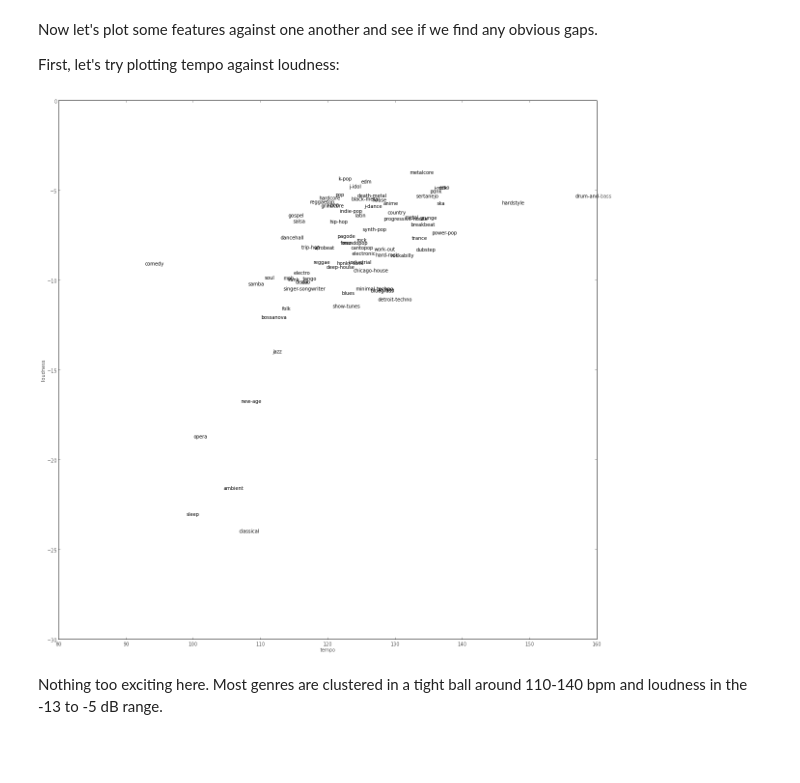
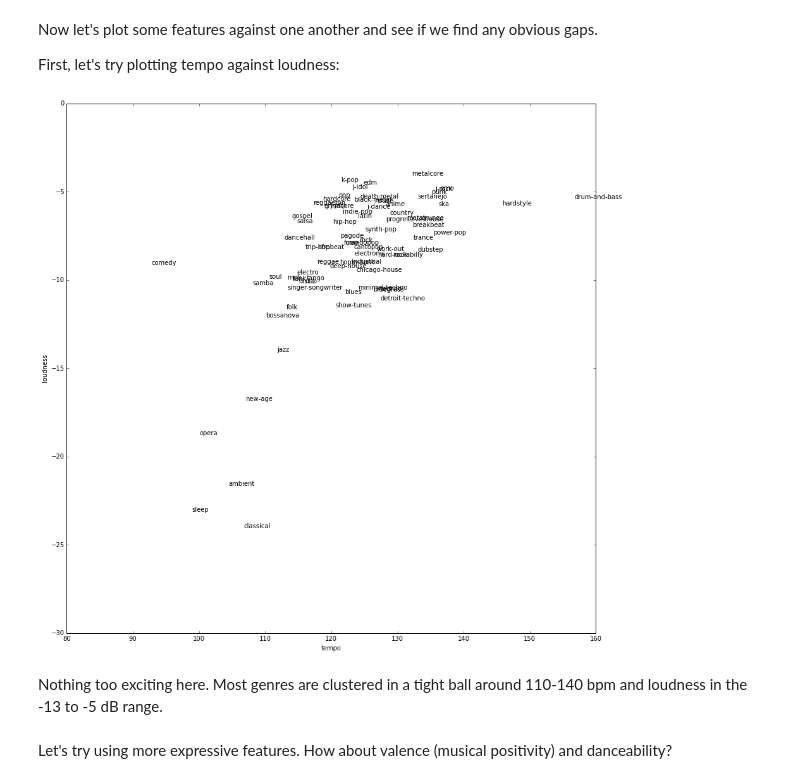
Before and after one commit to AlexNisnevich/blog, a Jupyter notebook: _notebooks/exploring-music-genres.ipynb, the cells around one changed output. Saved outputs shown, nothing was run; the diff lists cells and outputs as text; code cells hidden in the pictures; blank space fills up the shorter version.

Commit message:
Finish up _notebooks/exploring-music-genres.ipynb writeup

```diff
--- a/_notebooks/exploring-music-genres.ipynb
+++ b/_notebooks/exploring-music-genres.ipynb
@@ -14,2 +18,2 @@ import matplotlib.pyplot as plt
 # %%
-songs = pd.read_csv('/Users/alex/Downloads/spotify-genre-features.csv')
+songs = pd.read_csv('https://raw.githubusercontent.com/AlexNisnevich/spotify-genre-features/master/features.csv')
@@ -41,16 +47,18 @@ Now let's plot some features against one another and see if we find any obvious
 
 First, let's try plotting tempo against loudness:
 # %%
-fig, ax = plt.subplots(figsize=(20, 20))
+fig, ax = plt.subplots(figsize=(15, 15))
 genres.plot.scatter('tempo', 'loudness', ax=ax, s=0) # To get the right x/y bounds
 ax.set_xlabel('tempo')
 ax.set_ylabel('loudness')
 for k, v in genres.iterrows():
     ax.annotate(k, (v['tempo'], v['loudness']))
 # %% [output]
-[figure, old version]
+[figure, new version]
 # %% [markdown]
 Nothing too exciting here. Most genres are clustered in a tight ball around 110-140 bpm and loudness in the -13 to -5 dB range.
+# %% [markdown]
+Let's try using more expressive features. How about valence (musical positivity) and danceability?
 # %%
 fig, ax = plt.subplots(figsize=(20, 20))
 ax.set_xlabel('valence')
```
Also changed, not shown: parts of 23 cells of this notebook.
